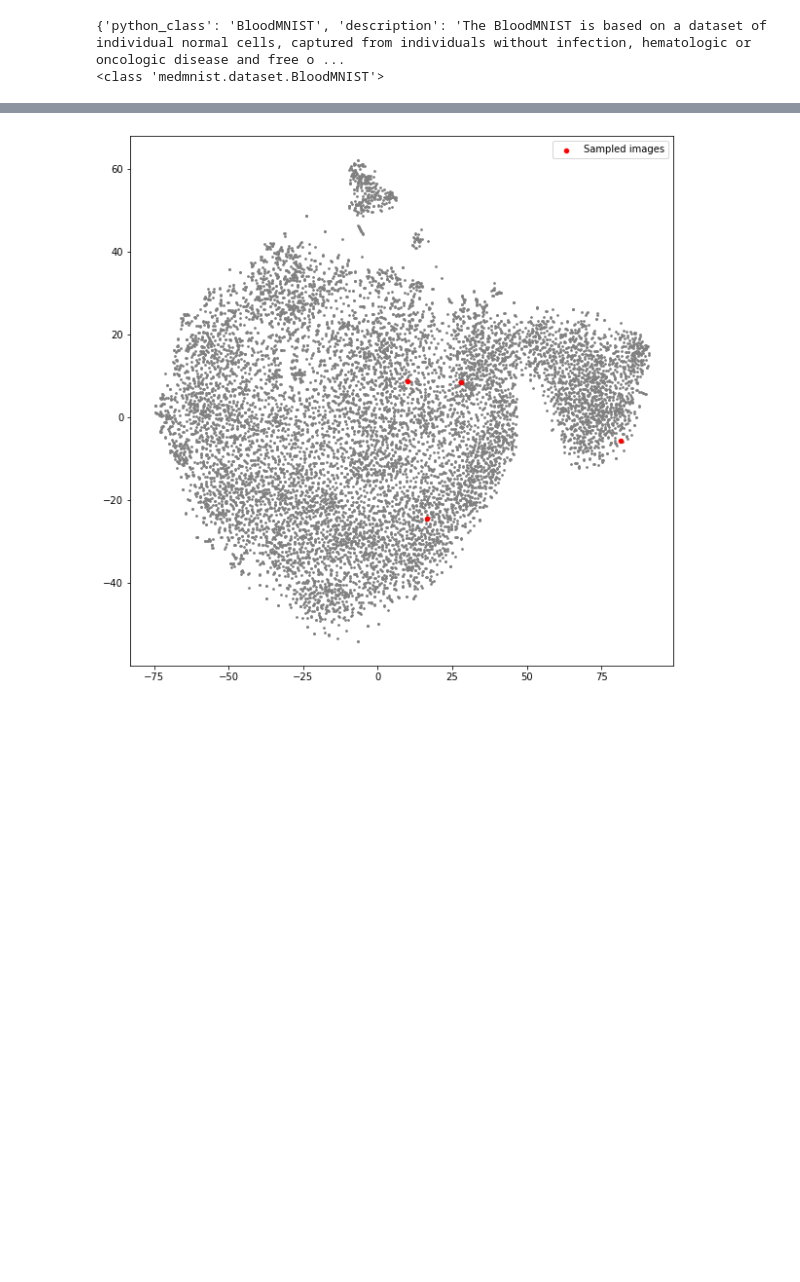
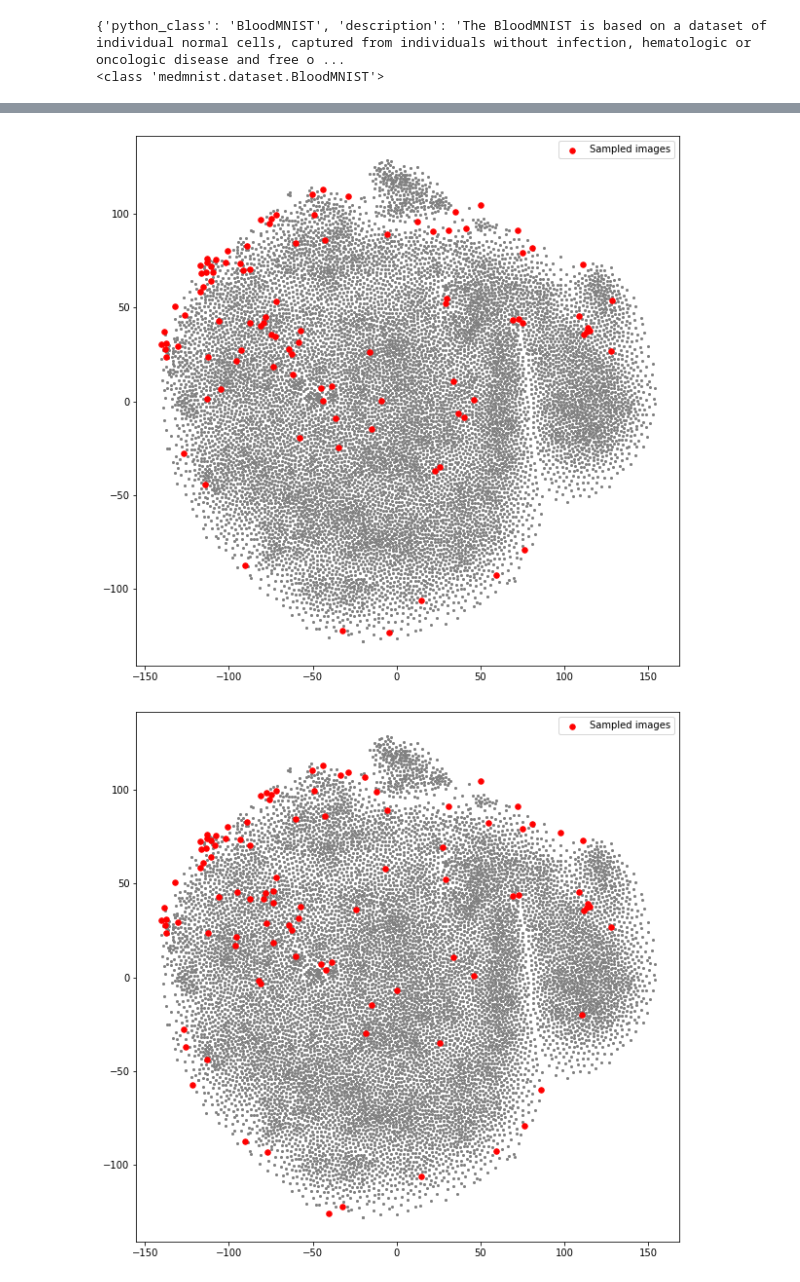
Before and after one commit to crafaelgil/Confidence-Callibration, a Jupyter notebook: multiclass-classifier.ipynb, the cells around one changed output, grey strips where cells are left out. Saved outputs shown, nothing was run; the diff lists cells and outputs as text; code cells hidden in the pictures; blank space fills up the shorter version.

Commit message:
Included both core-set algorithms

```diff
--- a/multiclass-classifier.ipynb
+++ b/multiclass-classifier.ipynb
@@ -65,11 +75,15 @@ train_dataset.montage(length=10)
 import matplotlib.pyplot as plt
 from sklearn.manifold import TSNE
 
-def visualize_dataset(dload, sampled_inds=[], show_entire_dataset=False):
+def visualize_dataset(dload_labeled, dload_unlabeled, sampled_inds=[], show_entire_dataset=False):
   input_tensors = []
   target_labels = []
 
-  for inputs, targets in tqdm(dload):
+  for inputs, targets in tqdm(dload_labeled):
+    input_tensors.append(inputs)
+    target_labels.append(targets)
+
+  for inputs, targets in tqdm(dload_unlabeled):
     input_tensors.append(inputs)
     target_labels.append(targets)
 
@@ -88,10 +102,8 @@ def visualize_dataset(dload, sampled_inds=[], show_entire_dataset=False):
       embeddings_cluster = embeddings[target_labels == i]
       ax.scatter(embeddings_cluster[:, 0], embeddings_cluster[:, 1],label=f"Class {i}", s=3)
   else:
-    ax.scatter(embeddings[:, 0], embeddings[:, 1], color='black', s=3)
+    ax.scatter(embeddings[:, 0], embeddings[:, 1], color='gray', s=3)
     embeddings_samples = embeddings[sampled_inds]
     ax.scatter(embeddings_samples[:, 0], embeddings_samples[:, 1],label="Sampled images", color='red', s=30)
   ax.legend()
   plt.show()
-# %% [output]
-[figure, removed]
@@ -98,11 +153,5 @@ def visualize_dataset(dload, sampled_inds=[], show_entire_dataset=False):
 # %%
 # Core-Set algorithm
-
-import numpy as np
-import torch
-from sklearn.cluster import KMeans
-from sklearn.manifold import TSNE
-import matplotlib.pyplot as plt
 
 # ********************************** HELPER  **********************************
 def calculate_distances(X, Y):
@@ -113,7 +162,18 @@ def calculate_distances(X, Y):
     return distances
 
 # ********************************* ALGORITHM *********************************
-def select_core_set(unlabeled_data, labeled_data, core_set_size):
+def select_core_set_2(dload_labeled, dload_unlabeled, core_set_size):
+    labeled_data, unlabeled_data = [],[]
+
+    for inputs, _ in tqdm(dload_labeled):
+        labeled_data.append(inputs)
+
+    for inputs, _ in tqdm(dload_unlabeled):
+        unlabeled_data.append(inputs)
+
+    labeled_data = torch.cat(labeled_data, dim=0)
+    unlabeled_data = torch.cat(unlabeled_data, dim=0)
+
     distances = calculate_distances(labeled_data, unlabeled_data)
 
     core_set_indices = []
@@ -121,15 +181,27 @@ def select_core_set(unlabeled_data, labeled_data, core_set_size):
     _, idx = torch.max(max_distances, dim=0)
     core_set_indices.append(idx.item())
 
-    for i in range(core_set_size - 1):
+    for _ in range(core_set_size - 1):
         core_set_data = unlabeled_data[core_set_indices]
         distances = calculate_distances(core_set_data, unlabeled_data)
         min_distances, _ = torch.min(distances, dim=0)
         _, idx = torch.max(min_distances, dim=0)
         core_set_indices.append(idx.item())
 
-    core_set = unlabeled_data[core_set_indices]
-    return core_set
+    return core_set_indices
+    # core_set = unlabeled_data[core_set_indices]
+    # return core_set
+# %%
+# import random
+
+selected_samples_1 = select_core_set_1(dload_labeled=train_loader, dload_unlabeled=train_loader_at_eval, core_set_size=100)
+selected_samples_2 = select_core_set_2(dload_labeled=train_loader, dload_unlabeled=train_loader_at_eval, core_set_size=100)
+
+visualize_dataset(train_loader, train_loader_at_eval, selected_samples_1)
+visualize_dataset(train_loader, train_loader_at_eval, selected_samples_2)
+# %% [output]
+[figure, added]
+[figure, added]
 # %%
 #Define CNN model
 
```
Also changed, not shown: parts of 3 cells of this notebook.
